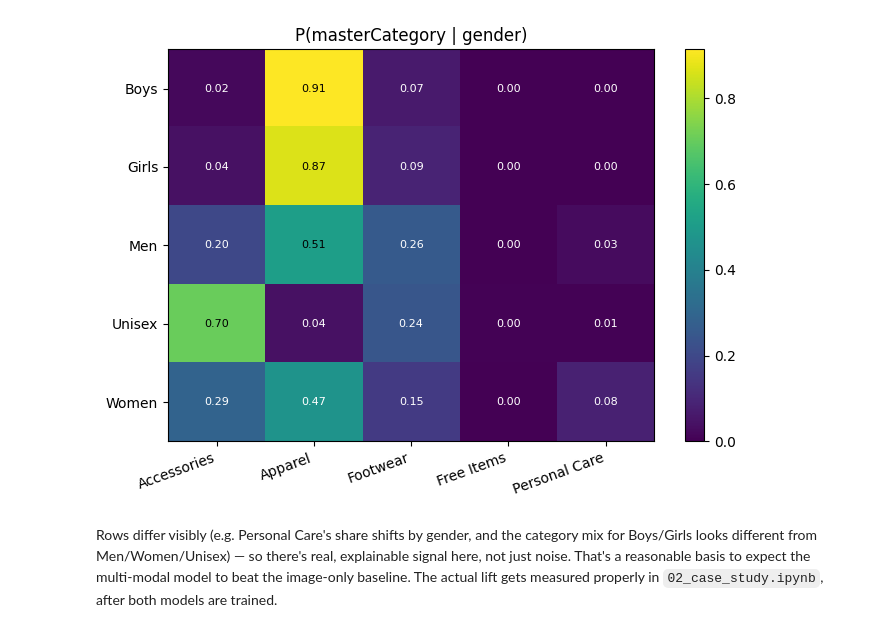
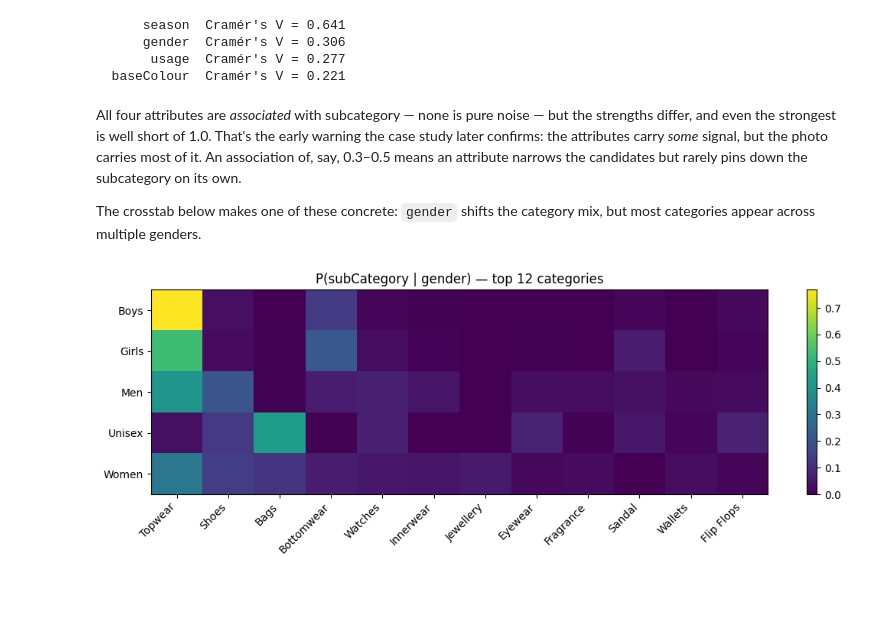
Before and after one commit to buzinarov/ia-projects, a Jupyter notebook: product-category-classifier/notebooks/01_eda.ipynb, the cells around one changed output. Cells and saved outputs as stored; diff of their text form; code cells hidden in the pictures; blank space fills up the shorter version.

```diff
--- a/product-category-classifier/notebooks/01_eda.ipynb
+++ b/product-category-classifier/notebooks/01_eda.ipynb
@@ -62,0 +40,17 @@ This is the question the whole baseline-vs-proposed comparison hinges on. If gen
+# %%
+counts = np.array([(labels == i).sum() for i in range(len(class_names))])
+order = np.argsort(counts)[::-1]
+
+fig, ax = plt.subplots(figsize=(11, 5))
+ax.bar([class_names[i] for i in order], counts[order], color="#4C72B0")
+ax.set_ylabel("count")
+ax.set_title("subCategory distribution (27 classes, log scale)")
+ax.set_yscale("log")
+plt.xticks(rotation=60, ha="right")
+plt.tight_layout()
+plt.show()
+
+top = order[0]
+print(f"Largest class: {class_names[top]} ({counts[top]:,}, {counts[top]/counts.sum():.1%} of the data)")
+print(f"Smallest kept class: {class_names[order[-1]]} ({counts[order[-1]]})")
+print(f"Imbalance ratio (largest / smallest): {counts.max() / counts.min():.0f}x")
@@ -63,26 +73,54 @@ This is the question the whole baseline-vs-proposed comparison hinges on. If gen
+# %%
+def cramers_v(x, y):
+    """Bias-corrected Cramér's V between two integer-encoded categorical arrays."""
+    nx, ny = x.max() + 1, y.max() + 1
+    table = np.zeros((nx, ny))
+    np.add.at(table, (x, y), 1)
+    n = table.sum()
+    row, col = table.sum(1, keepdims=True), table.sum(0, keepdims=True)
+    expected = row @ col / n
+    chi2 = ((table - expected) ** 2 / expected).sum()
+    phi2 = chi2 / n
+    # bias correction (Bergsma 2013)
+    phi2_corr = max(0, phi2 - (nx - 1) * (ny - 1) / (n - 1))
+    r_corr = nx - (nx - 1) ** 2 / (n - 1)
+    k_corr = ny - (ny - 1) ** 2 / (n - 1)
+    return np.sqrt(phi2_corr / min(r_corr - 1, k_corr - 1))
+
+associations = {col: cramers_v(attrs[col], labels) for col in ATTRIBUTE_COLUMNS}
+for col, v in sorted(associations.items(), key=lambda kv: -kv[1]):
+    print(f"{col:>12}  Cramér's V = {v:.3f}")
+# %% [output]
+      season  Cramér's V = 0.641
+      gender  Cramér's V = 0.306
+       usage  Cramér's V = 0.277
+  baseColour  Cramér's V = 0.221
+# %% [markdown]
+All four attributes are *associated* with subcategory — none is pure noise — but the strengths differ, and even the strongest is well short of 1.0. That's the early warning the case study later confirms: the attributes carry *some* signal, but the photo carries most of it. An association of, say, 0.3–0.5 means an attribute narrows the candidates but rarely pins down the subcategory on its own.
+
+The crosstab below makes one of these concrete: `gender` shifts the category mix, but most categories appear across multiple genders.
 # %%
-crosstab = np.zeros((len(gender_names), len(class_names)))
-for g in range(len(gender_names)):
-    mask = gender_idx == g
+gender_names = attribute_classes["gender"]
+g = attrs["gender"]
+# P(subCategory | gender), restricted to the most common categories for readability
+top_classes = order[:12]
+crosstab = np.zeros((len(gender_names), len(top_classes)))
+for gi in range(len(gender_names)):
+    mask = g == gi
     total = mask.sum()
-    for c in range(len(class_names)):
-        crosstab[g, c] = (label_idx[mask] == c).sum() / total if total else 0
+    if total:
+        for ci, c in enumerate(top_classes):
+            crosstab[gi, ci] = (labels[mask] == c).mean()
 
-fig, ax = plt.subplots(figsize=(7, 5))
+fig, ax = plt.subplots(figsize=(11, 4))
 im = ax.imshow(crosstab, cmap="viridis", aspect="auto")
-ax.set_xticks(range(len(class_names)))
-ax.set_xticklabels(class_names, rotation=20, ha="right")
+ax.set_xticks(range(len(top_classes)))
+ax.set_xticklabels([class_names[c] for c in top_classes], rotation=45, ha="right")
 ax.set_yticks(range(len(gender_names)))
 ax.set_yticklabels(gender_names)
-ax.set_title("P(masterCategory | gender)")
-for g in range(len(gender_names)):
-    for c in range(len(class_names)):
-        ax.text(c, g, f"{crosstab[g, c]:.2f}", ha="center", va="center", fontsize=8,
-                color="white" if crosstab[g, c] < 0.5 else "black")
+ax.set_title("P(subCategory | gender) — top 12 categories")
 fig.colorbar(im)
 plt.tight_layout()
 plt.show()
 # %% [output]
-[figure, old version]
+[figure, new version]
-# %% [markdown]
-Rows differ visibly (e.g. Personal Care's share shifts by gender, and the category mix for Boys/Girls looks different from Men/Women/Unisex) — so there's real, explainable signal here, not just noise. That's a reasonable basis to expect the multi-modal model to beat the image-only baseline. The actual lift gets measured properly in `02_case_study.ipynb`, after both models are trained.
```
Also changed, not shown: parts of 17 cells of this notebook, 56 other files.
